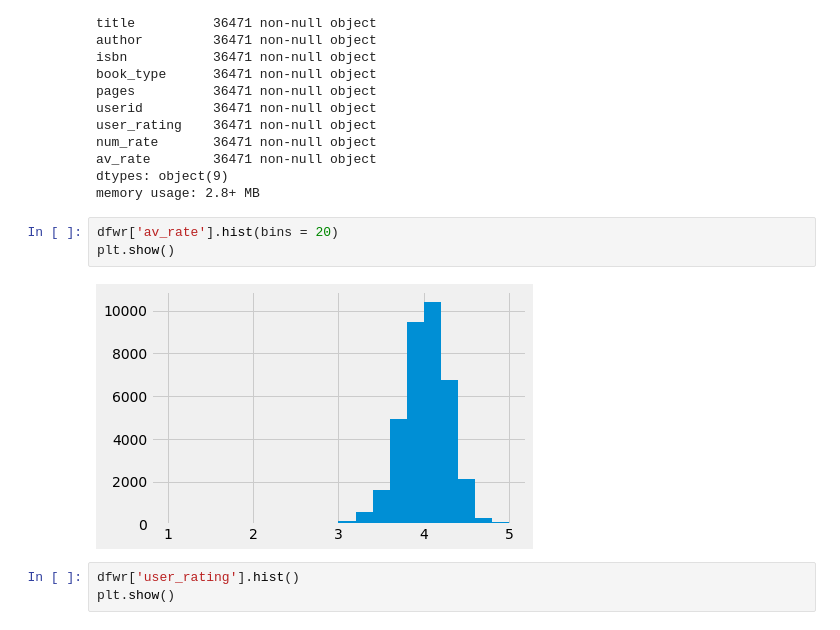
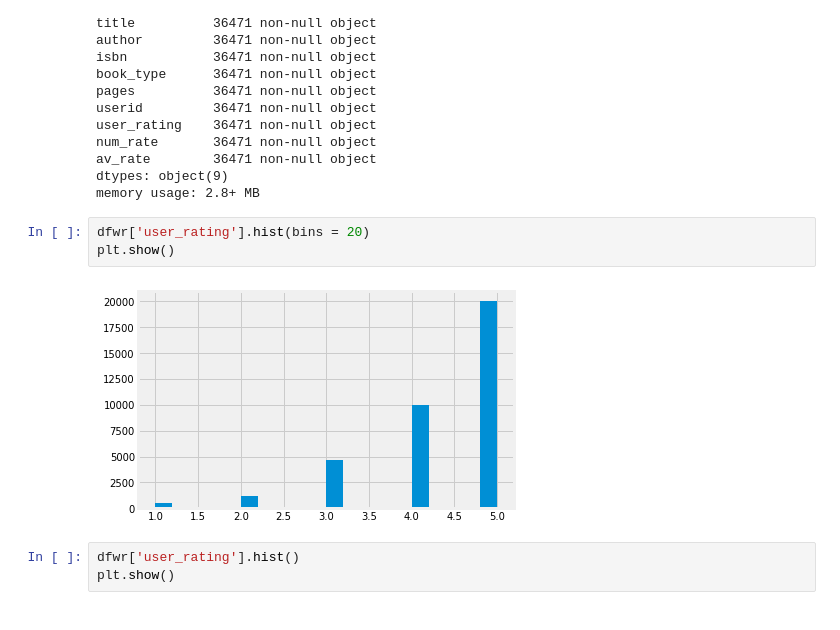
Before and after one commit to RnScully/Books, a Jupyter notebook: Pandas Hypothesis Testing and Graphers.ipynb, the cells around one changed output. Saved outputs shown, nothing was run; the diff lists cells and outputs as text.

```diff
--- a/Pandas Hypothesis Testing and Graphers.ipynb
+++ b/Pandas Hypothesis Testing and Graphers.ipynb
@@ -33,10 +33,10 @@ av_rate        36471 non-null object
 dtypes: object(9)
 memory usage: 2.8+ MB
 # %%
-dfwr['av_rate'].hist(bins = 20)
+dfwr['user_rating'].hist(bins = 20)
 plt.show()
 # %% [output]
-[figure, old version]
+[figure, new version]
 # %%
 dfwr['user_rating'].hist()
 plt.show()
```
Also changed, not shown: parts of 1 cell of this notebook, 5 other files.
